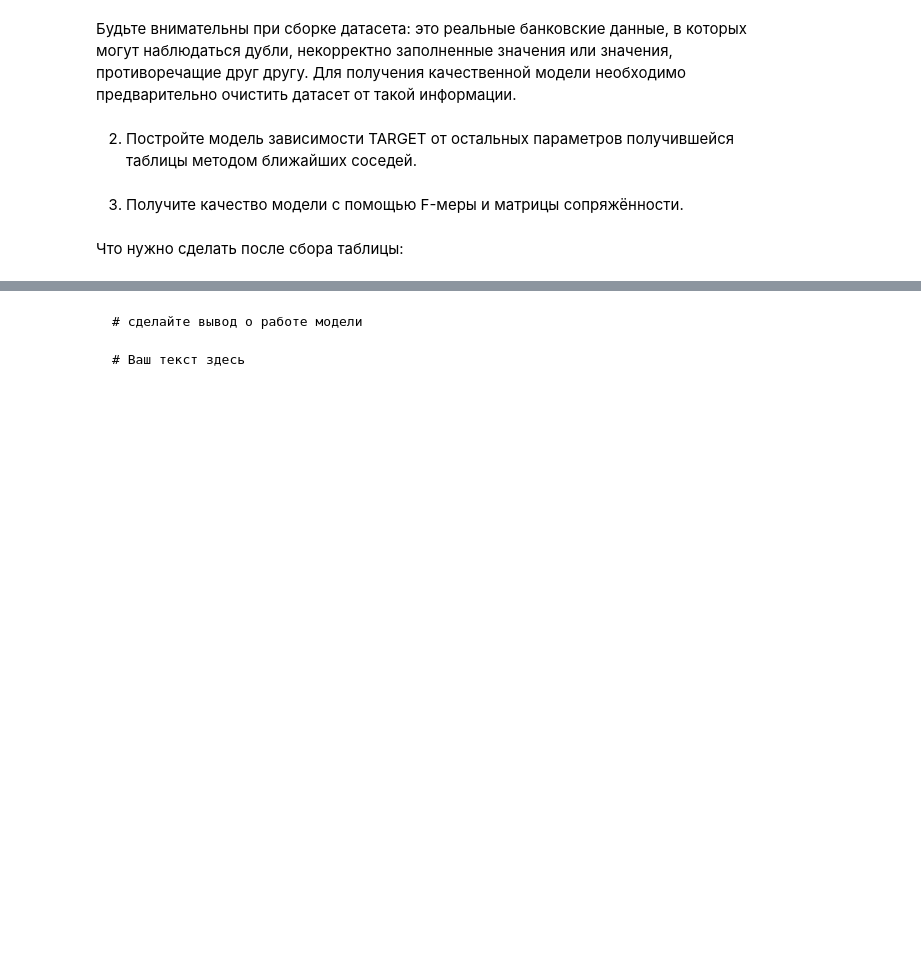
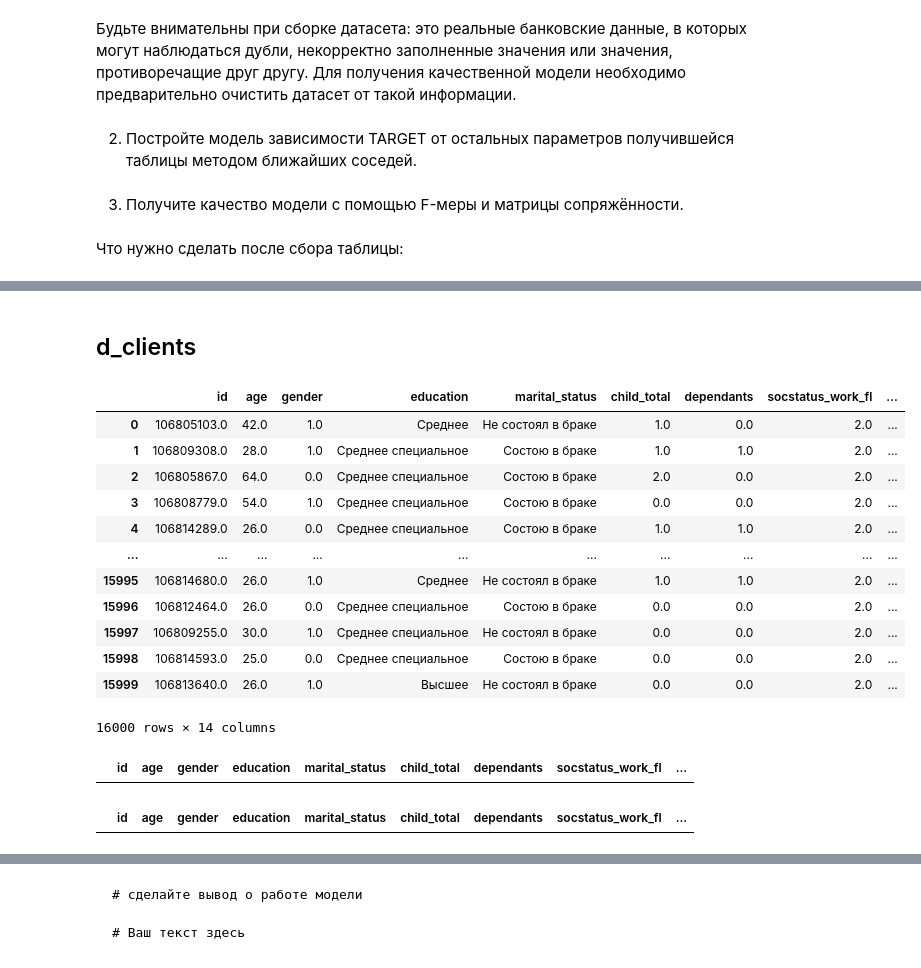
Before and after one commit to anastasiaspakovskaa/ml_course, a Jupyter notebook: knn/homework. Метод ближайших соседей.ipynb, the cells around one changed output, grey strips where cells are left out. Drawn from its saved outputs; the diff is of its cells as text; code cells hidden in the pictures; blank space fills up the shorter version.

```diff
--- a/knn/homework. Метод ближайших соседей.ipynb
+++ b/knn/homework. Метод ближайших соседей.ipynb
@@ -185,0 +204,32 @@ d_agreement_df
+# %% [markdown]
+## d_clients
+# %%
+query = '''
+    SELECT *
+    FROM d_clients;
+'''
+
+d_clients_df = pd.read_sql(query, conn)
+d_clients_df
+# %% [output]
+|  | id | age | gender | education | marital_status | child_total | dependants | socstatus_work_fl | ... |
+| 0 | 106805103.0 | 42.0 | 1.0 | Среднее | Не состоял в браке | 1.0 | 0.0 | 2.0 | ... |
+| 1 | 106809308.0 | 28.0 | 1.0 | Среднее специальное | Состою в браке | 1.0 | 1.0 | 2.0 | ... |
+| 2 | 106805867.0 | 64.0 | 0.0 | Среднее специальное | Состою в браке | 2.0 | 0.0 | 2.0 | ... |
+| 3 | 106808779.0 | 54.0 | 1.0 | Среднее специальное | Состою в браке | 0.0 | 0.0 | 2.0 | ... |
+| 4 | 106814289.0 | 26.0 | 0.0 | Среднее специальное | Состою в браке | 1.0 | 1.0 | 2.0 | ... |
+| ... | ... | ... | ... | ... | ... | ... | ... | ... | ... |
+| 15995 | 106814680.0 | 26.0 | 1.0 | Среднее | Не состоял в браке | 1.0 | 1.0 | 2.0 | ... |
+| 15996 | 106812464.0 | 26.0 | 0.0 | Среднее специальное | Состою в браке | 0.0 | 0.0 | 2.0 | ... |
+| 15997 | 106809255.0 | 30.0 | 1.0 | Среднее специальное | Не состоял в браке | 0.0 | 0.0 | 2.0 | ... |
+| 15998 | 106814593.0 | 25.0 | 0.0 | Среднее специальное | Состою в браке | 0.0 | 0.0 | 2.0 | ... |
+| 15999 | 106813640.0 | 26.0 | 1.0 | Высшее | Не состоял в браке | 0.0 | 0.0 | 2.0 | ... |
+16000 rows × 14 columns
+# %%
+d_clients_df[d_clients_df.duplicated()]
+# %% [output]
+|  | id | age | gender | education | marital_status | child_total | dependants | socstatus_work_fl | ... |
+# %%
+d_clients_df[d_clients_df.isna().any(axis=1)]
+# %% [output]
+|  | id | age | gender | education | marital_status | child_total | dependants | socstatus_work_fl | ... |
```
Also changed, not shown: parts of 37 cells of this notebook, 2 other files.
